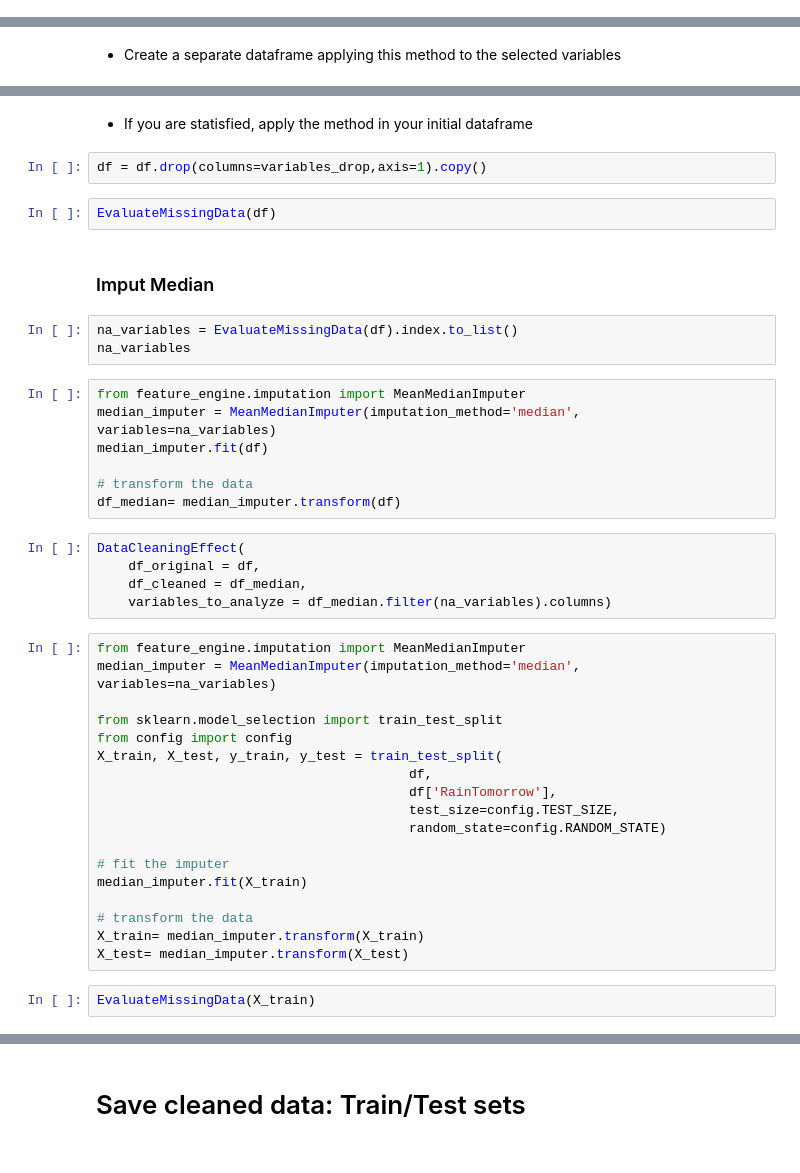
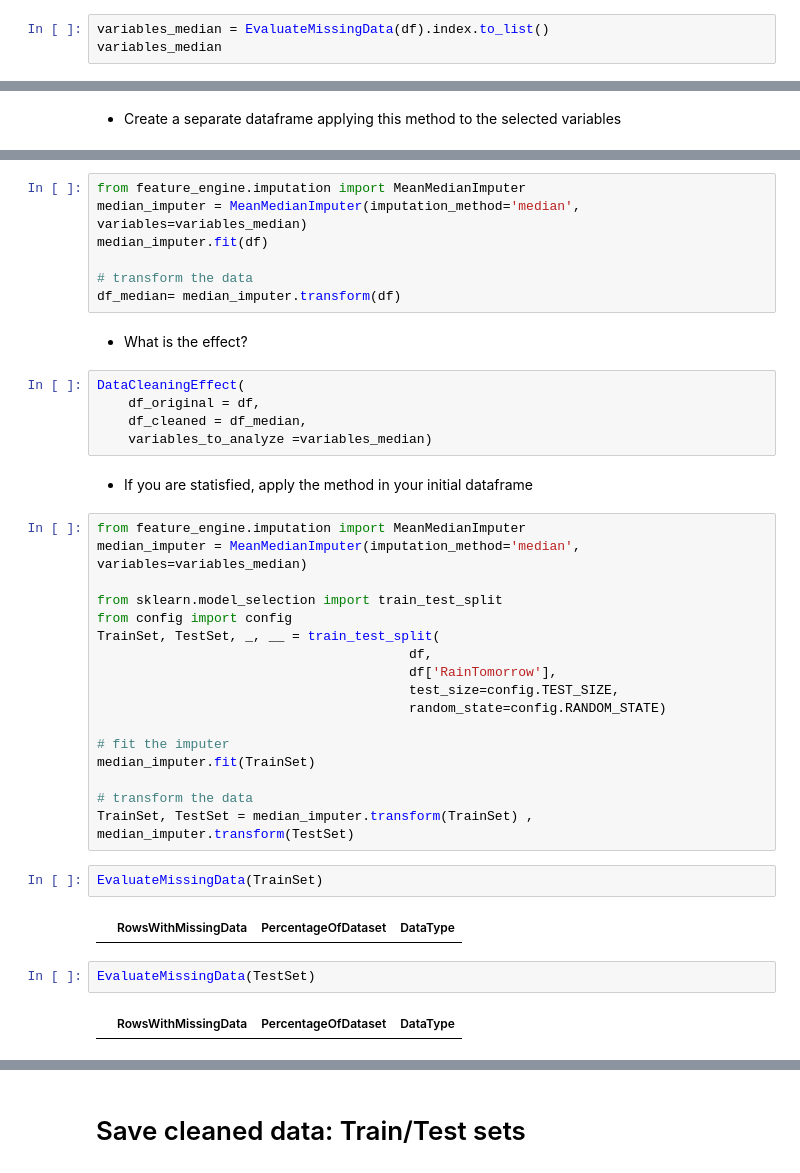
Before and after one commit to FernandoRocha88/WalkthroughProject, a Jupyter notebook: jupyter_notebooks/02 - DataCleaning.ipynb, the cells around one changed output, grey strips where cells are left out. Cells and saved outputs as stored; diff of their text form.

```diff
--- a/jupyter_notebooks/02 - DataCleaning.ipynb
+++ b/jupyter_notebooks/02 - DataCleaning.ipynb
@@ -283,0 +444,3 @@ print(f"* {len(variables_drop)} variables to drop \n\n"
+# %%
+variables_median = EvaluateMissingData(df).index.to_list()
+variables_median
@@ -298,43 +451,41 @@ print(f"* If I apply this method, "
+# %%
+from feature_engine.imputation import MeanMedianImputer
+median_imputer = MeanMedianImputer(imputation_method='median', variables=variables_median)
+median_imputer.fit(df)
+
+# transform the data
+df_median= median_imputer.transform(df)
+# %% [markdown]
+* What is the effect?
+# %%
+DataCleaningEffect(
+    df_original = df,
+    df_cleaned = df_median,
+    variables_to_analyze =variables_median)
 # %% [markdown]
 * If you are statisfied, apply the method in your initial dataframe
-# %%
-df = df.drop(columns=variables_drop,axis=1).copy()
+# %%
+from feature_engine.imputation import MeanMedianImputer
+median_imputer = MeanMedianImputer(imputation_method='median', variables=variables_median)
+
+from sklearn.model_selection import train_test_split
+from config import config
+TrainSet, TestSet, _, __ = train_test_split(
+                                        df,
+                                        df['RainTomorrow'],
+                                        test_size=config.TEST_SIZE,
+                                        random_state=config.RANDOM_STATE)
+
+# fit the imputer
+median_imputer.fit(TrainSet)
+
+# transform the data
+TrainSet, TestSet = median_imputer.transform(TrainSet) , median_imputer.transform(TestSet)
 # %%
-EvaluateMissingData(df)
+EvaluateMissingData(TrainSet)
+# %% [output]
+|  | RowsWithMissingData | PercentageOfDataset | DataType |
-# %% [markdown]
-### Imput Median
-# %%
-na_variables = EvaluateMissingData(df).index.to_list()
-na_variables
-# %%
-from feature_engine.imputation import MeanMedianImputer
-median_imputer = MeanMedianImputer(imputation_method='median', variables=na_variables)
-median_imputer.fit(df)
-
-# transform the data
-df_median= median_imputer.transform(df)
-# %%
-DataCleaningEffect(
-    df_original = df,
-    df_cleaned = df_median,
-    variables_to_analyze = df_median.filter(na_variables).columns)
-# %%
-from feature_engine.imputation import MeanMedianImputer
-median_imputer = MeanMedianImputer(imputation_method='median', variables=na_variables)
-
-from sklearn.model_selection import train_test_split
-from config import config
-X_train, X_test, y_train, y_test = train_test_split(
-                                        df,
-                                        df['RainTomorrow'],
-                                        test_size=config.TEST_SIZE,
-                                        random_state=config.RANDOM_STATE)
-
-# fit the imputer
-median_imputer.fit(X_train)
-
-# transform the data
-X_train= median_imputer.transform(X_train)
-X_test= median_imputer.transform(X_test)
 # %%
-EvaluateMissingData(X_train)
+EvaluateMissingData(TestSet)
+# %% [output]
+|  | RowsWithMissingData | PercentageOfDataset | DataType |
```
Also changed, not shown: parts of 44 cells of this notebook.
